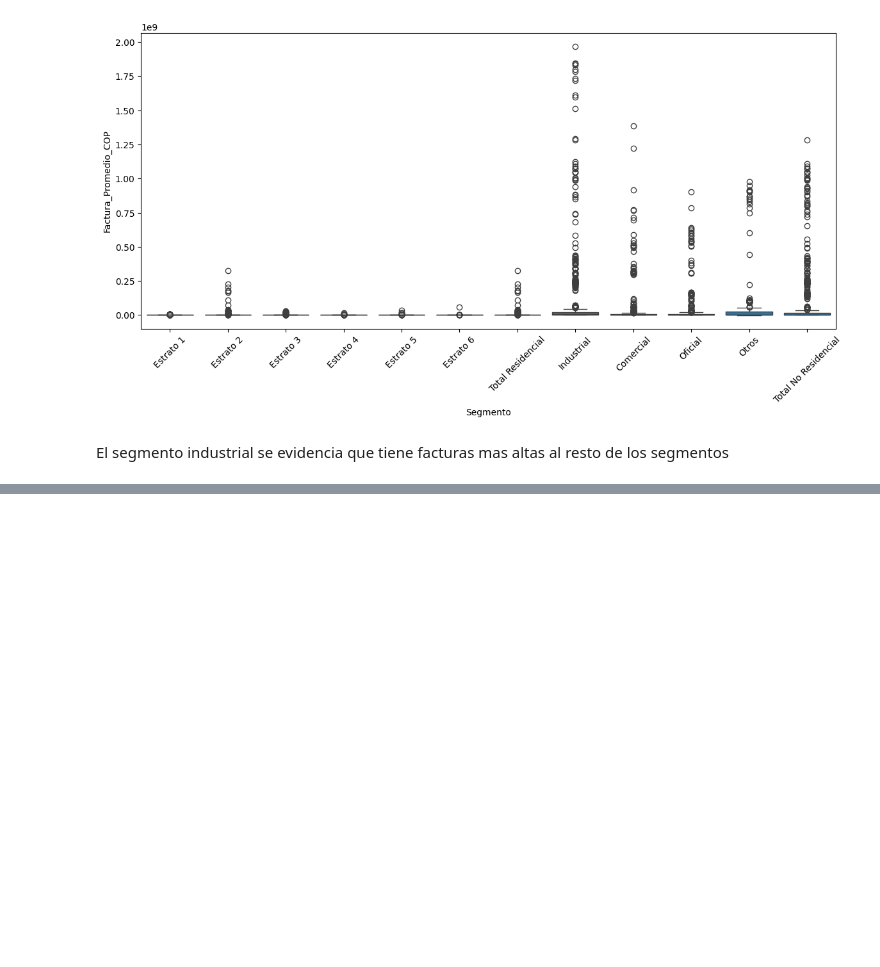
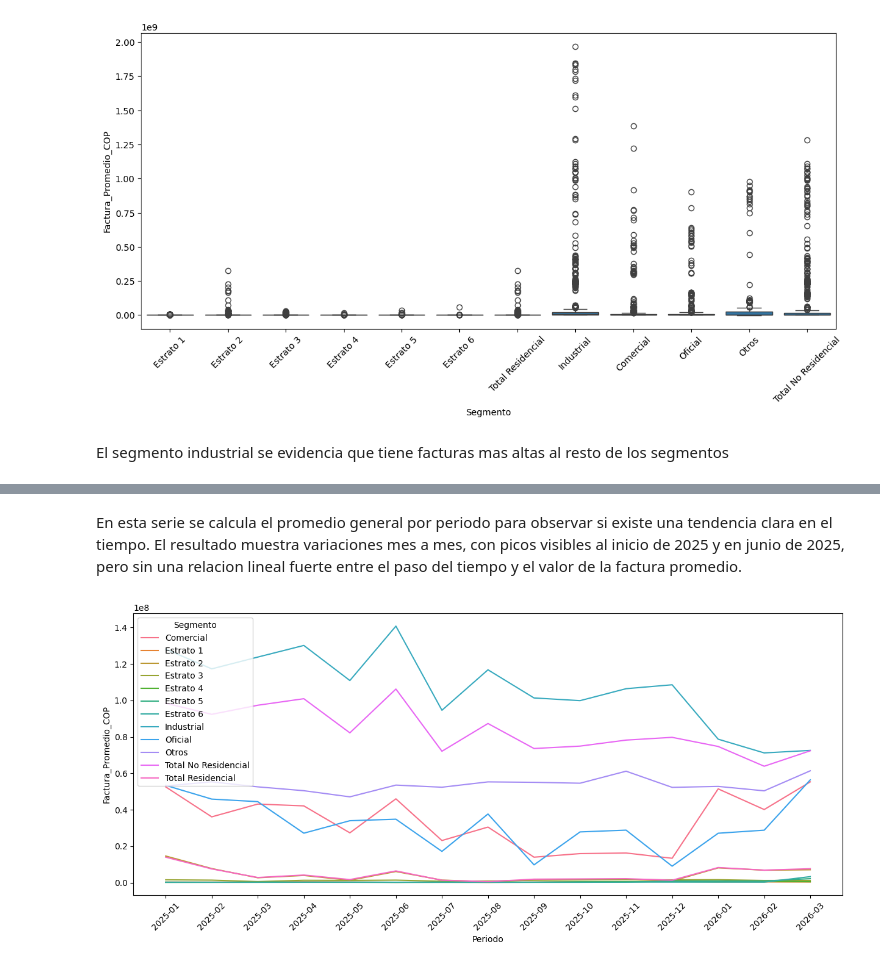
Before and after one commit to DanielaPuerta9815/proyectoaulaNE, a Jupyter notebook: EDA.ipynb, the cells around one changed output, grey strips where cells are left out. Saved outputs shown, nothing was run; the diff lists cells and outputs as text; code cells hidden in the pictures; blank space fills up the shorter version.

```diff
--- a/EDA.ipynb
+++ b/EDA.ipynb
@@ -201,0 +228,24 @@ El segmento industrial se evidencia que tiene facturas mas altas al resto de los
+# %% [markdown]
+En esta serie se calcula el promedio general por periodo para observar si existe una tendencia clara en el tiempo. El resultado muestra variaciones mes a mes, con picos visibles al inicio de 2025 y en junio de 2025, pero sin una relacion lineal fuerte entre el paso del tiempo y el valor de la factura promedio.
+# %%
+segmentos_mes = (
+    df.groupby(
+        ["Periodo","Segmento"]
+    )["Factura_Promedio_COP"]
+        .mean()
+        .reset_index()
+)
+
+plt.figure(figsize=(15,6))
+
+sns.lineplot(
+    data=segmentos_mes,
+    x="Periodo",
+    y="Factura_Promedio_COP",
+    hue="Segmento"
+)
+
+plt.xticks(rotation=45)
+plt.show()
+# %% [output]
+[figure, added]
```
Also changed, not shown: parts of 15 cells of this notebook.
